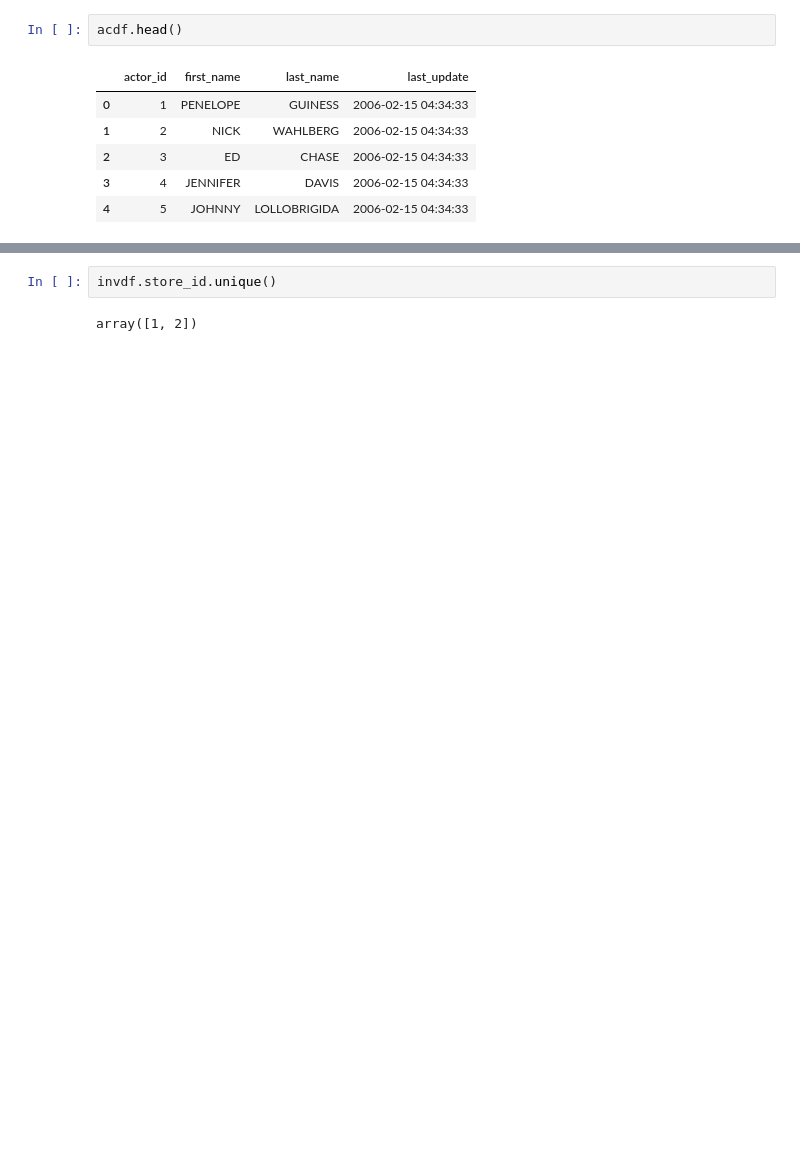
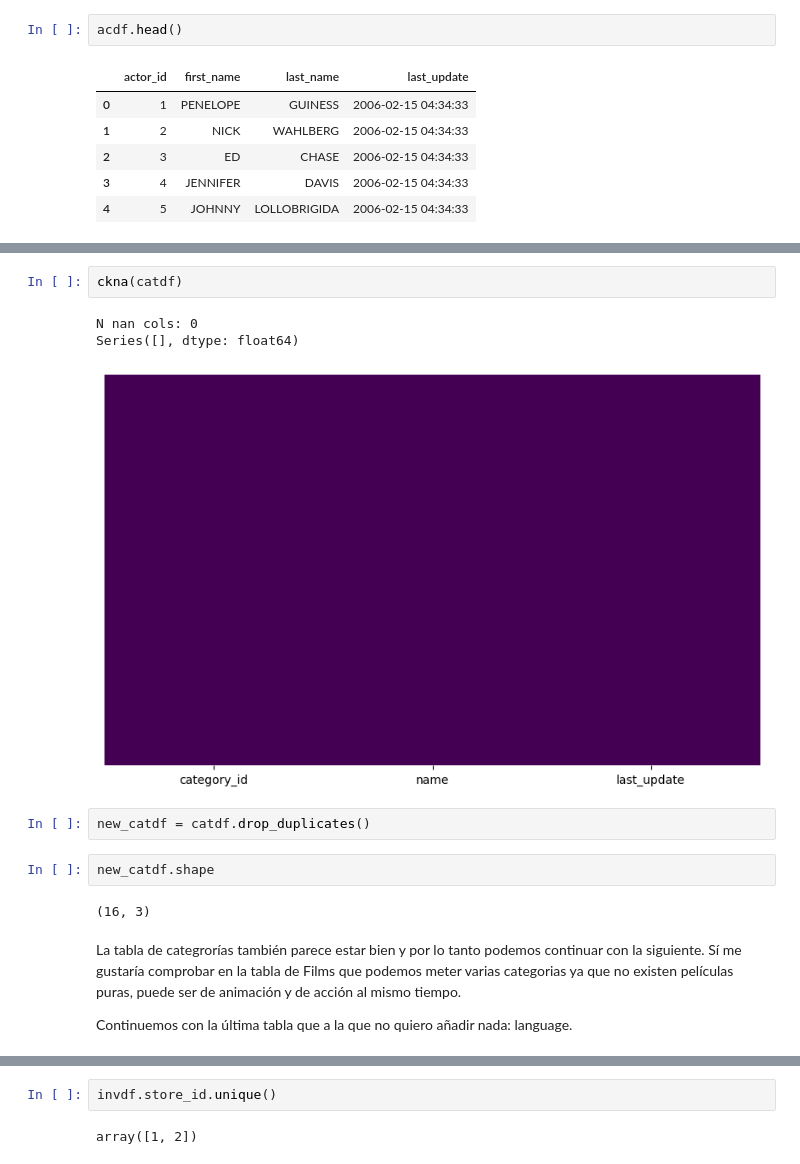
Before and after one commit to LeoBulcsu/8Films_Rental_DataBase, a Jupyter notebook: jn/8Films_Renta_DATACLEANING.ipynb, the cells around one changed output, grey strips where cells are left out. Saved outputs shown, nothing was run; the diff lists cells and outputs as text; blank space fills up the shorter version.

```diff
--- a/jn/8Films_Renta_DATACLEANING.ipynb
+++ b/jn/8Films_Renta_DATACLEANING.ipynb
@@ -38,0 +147,16 @@ catdf.head()
+# %%
+ckna(catdf)
+# %% [output]
+N nan cols: 0
+Series([], dtype: float64)
+[figure, added]
+# %%
+new_catdf = catdf.drop_duplicates()
+# %%
+new_catdf.shape
+# %% [output]
+(16, 3)
+# %% [markdown]
+La tabla de categrorías también parece estar bien y por lo tanto podemos continuar con la siguiente. Sí me gustaría comprobar en la tabla de Films que podemos meter varias categorias ya que no existen películas puras, puede ser de animación y de acción al mismo tiempo.
+
+Continuemos con la última tabla que a la que no quiero añadir nada: language.
```
Also changed, not shown: parts of 51 cells of this notebook.
